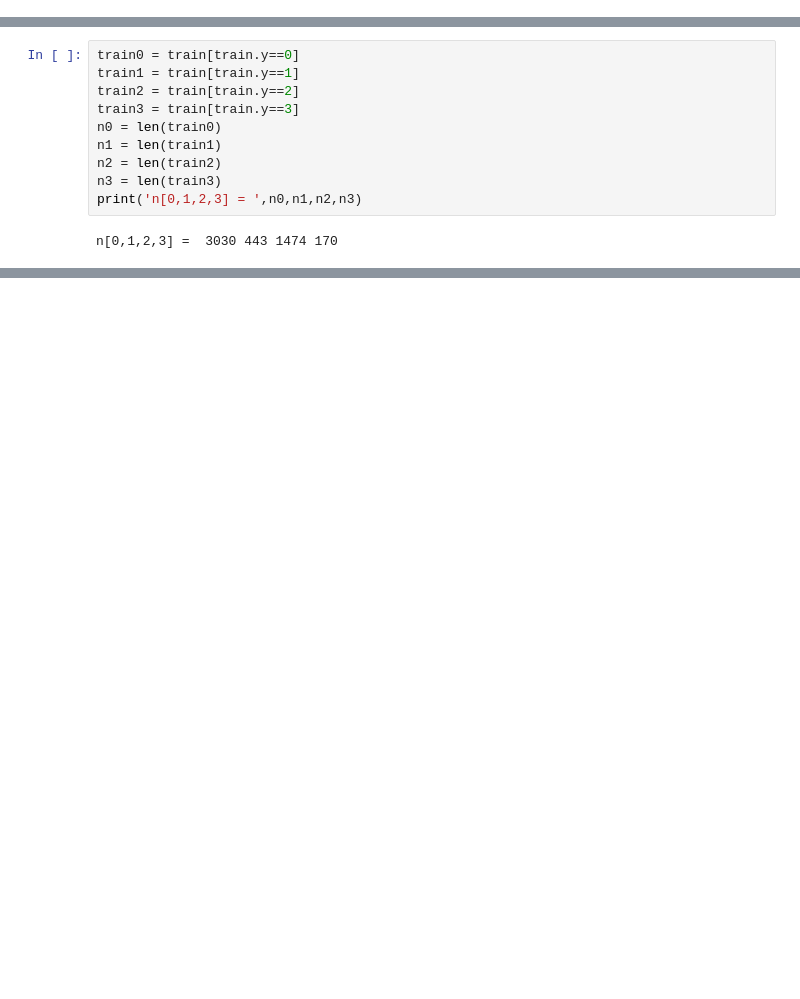
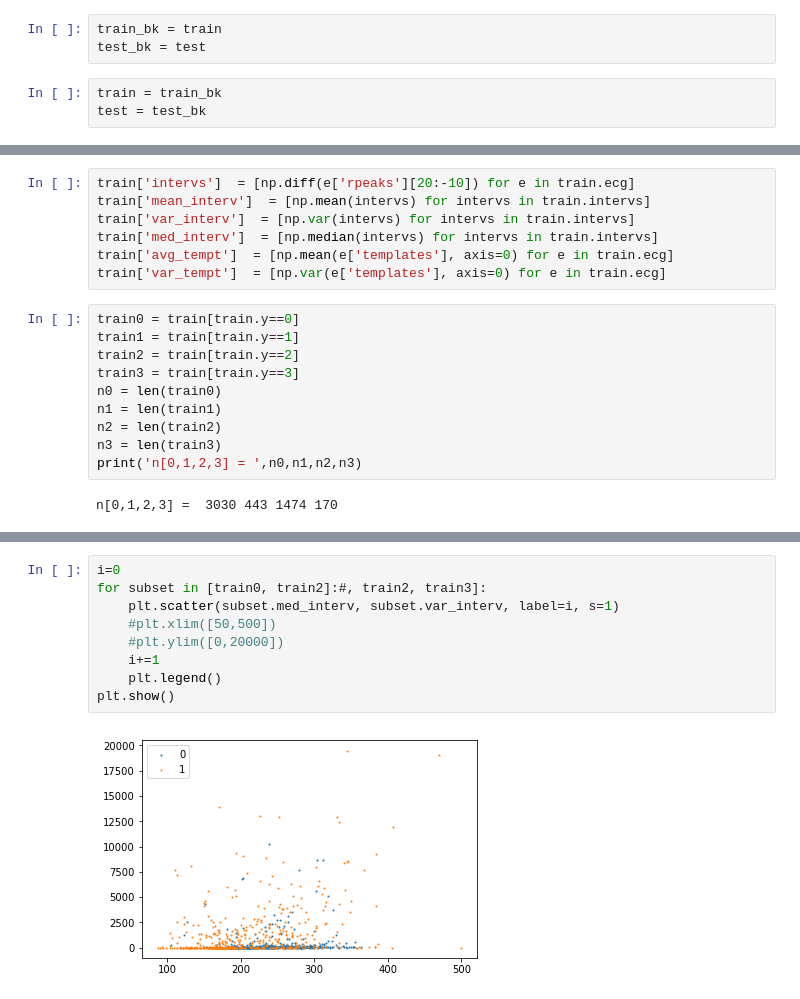
Before and after one commit to sebgiles/ethz-advanced-machine-learning, a Jupyter notebook: Tasks/task3/seb1.ipynb, the cells around one changed output, grey strips where cells are left out. Saved outputs shown, nothing was run; the diff lists cells and outputs as text; blank space fills up the shorter version.

```diff
--- a/Tasks/task3/seb1.ipynb
+++ b/Tasks/task3/seb1.ipynb
@@ -52,3 +54,9 @@ print(n_test)
 from biosppy.signals import ecg
 test['ecg']  = [ecg.ecg(signal=x, sampling_rate=300., show=False) for x in test.X]
 train['ecg'] = [ecg.ecg(signal=x, sampling_rate=300., show=False) for x in train.X]
+# %%
+train_bk = train
+test_bk = test
+# %%
+train = train_bk
+test = test_bk
@@ -55,3 +77,10 @@ train['ecg'] = [ecg.ecg(signal=x, sampling_rate=300., show=False) for x in train
+# %%
+train['intervs']  = [np.diff(e['rpeaks'][20:-10]) for e in train.ecg]
+train['mean_interv']  = [np.mean(intervs) for intervs in train.intervs]
+train['var_interv']  = [np.var(intervs) for intervs in train.intervs]
+train['med_interv']  = [np.median(intervs) for intervs in train.intervs]
+train['avg_tempt']  = [np.mean(e['templates'], axis=0) for e in train.ecg]
+train['var_tempt']  = [np.var(e['templates'], axis=0) for e in train.ecg]
 # %%
 train0 = train[train.y==0]
 train1 = train[train.y==1]
@@ -97,0 +96,11 @@ plt.show()
+# %%
+i=0
+for subset in [train0, train2]:#, train2, train3]:
+    plt.scatter(subset.med_interv, subset.var_interv, label=i, s=1)
+    #plt.xlim([50,500])
+    #plt.ylim([0,20000])
+    i+=1
+    plt.legend()
+plt.show()
+# %% [output]
+[figure, added]
```
Also changed, not shown: parts of 9 cells of this notebook.
